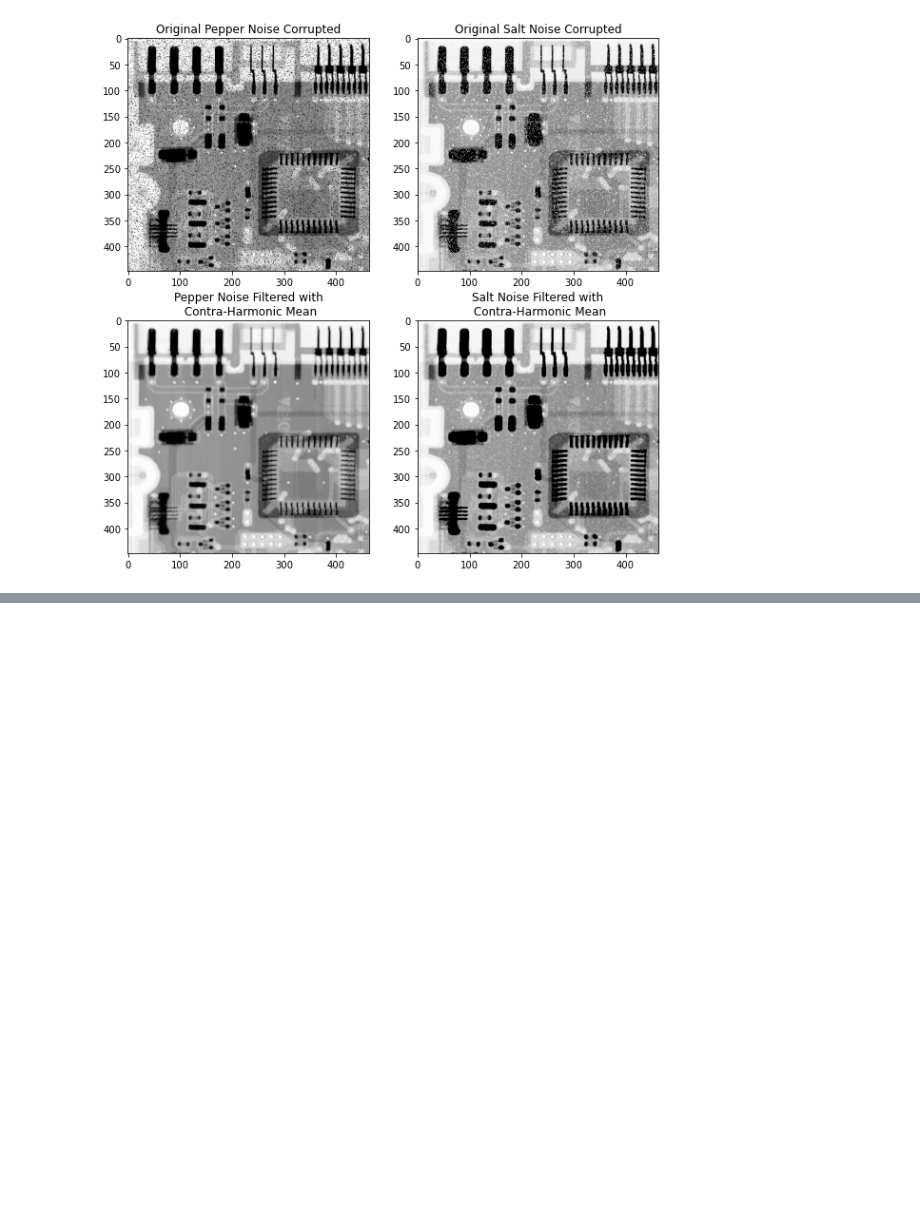
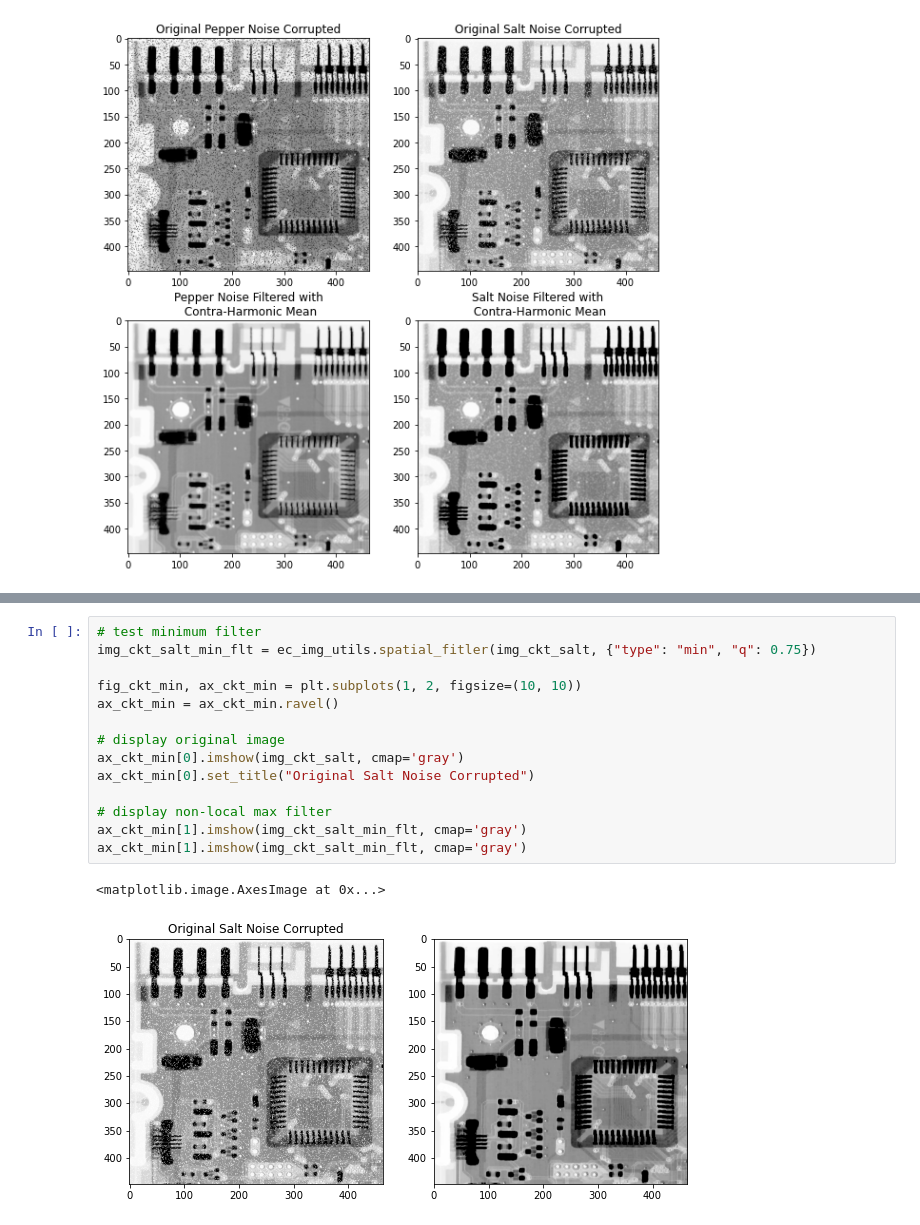
Before and after one commit to ecolon08/Digital-Image-Processing, a Jupyter notebook: Img_Restoration_Reconstruction/ec_dip_restor_recons_01.ipynb, the cells around one changed output, grey strips where cells are left out. Saved outputs shown, nothing was run; the diff lists cells and outputs as text; blank space fills up the shorter version.

```diff
--- a/Img_Restoration_Reconstruction/ec_dip_restor_recons_01.ipynb
+++ b/Img_Restoration_Reconstruction/ec_dip_restor_recons_01.ipynb
@@ -261,0 +278,17 @@ Text(0.5, 1.0, 'Salt Noise Filtered with\n Contra-Harmonic Mean')
+# %%
+# test minimum filter
+img_ckt_salt_min_flt = ec_img_utils.spatial_fitler(img_ckt_salt, {"type": "min", "q": 0.75})
+
+fig_ckt_min, ax_ckt_min = plt.subplots(1, 2, figsize=(10, 10))
+ax_ckt_min = ax_ckt_min.ravel()
+
+# display original image
+ax_ckt_min[0].imshow(img_ckt_salt, cmap='gray')
+ax_ckt_min[0].set_title("Original Salt Noise Corrupted")
+
+# display non-local max filter
+ax_ckt_min[1].imshow(img_ckt_salt_min_flt, cmap='gray')
+ax_ckt_min[1].imshow(img_ckt_salt_min_flt, cmap='gray')
+# %% [output]
+<matplotlib.image.AxesImage at 0x...>
+[figure, added]
```
Also changed, not shown: parts of 3 cells of this notebook.
